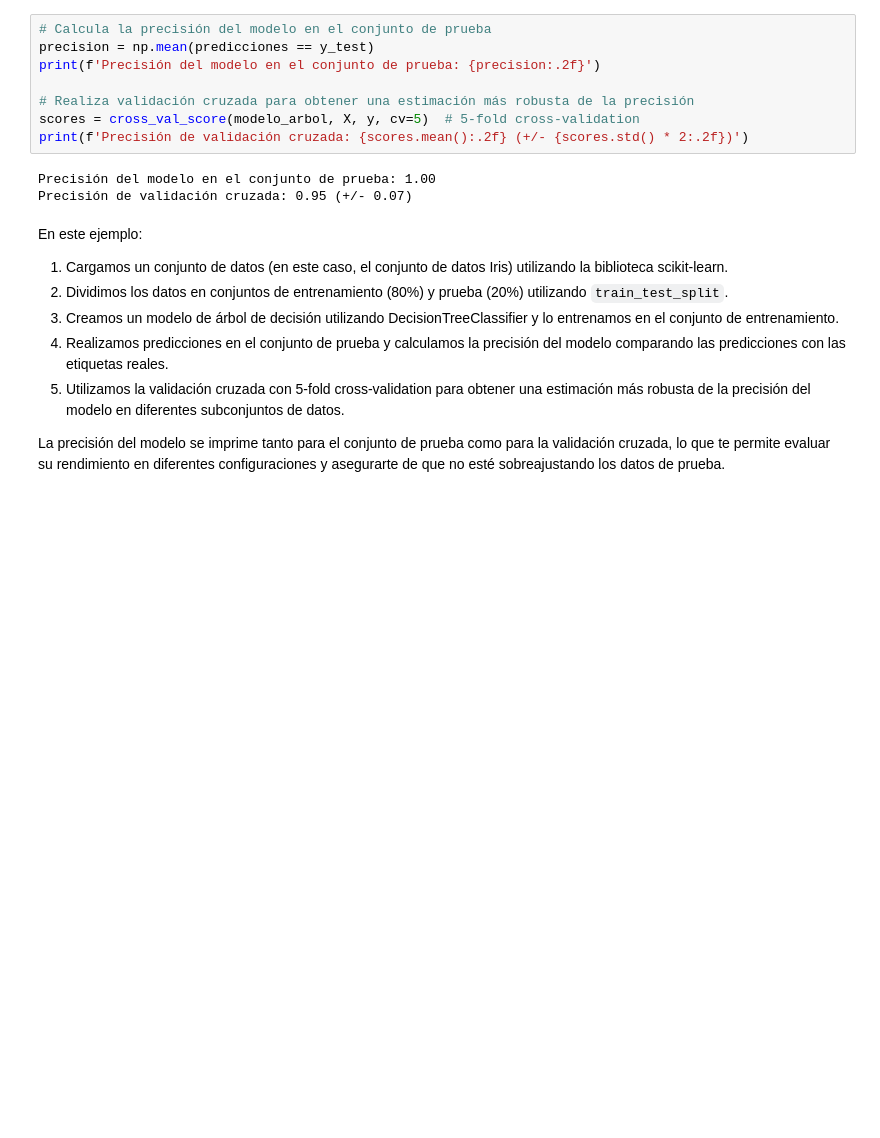
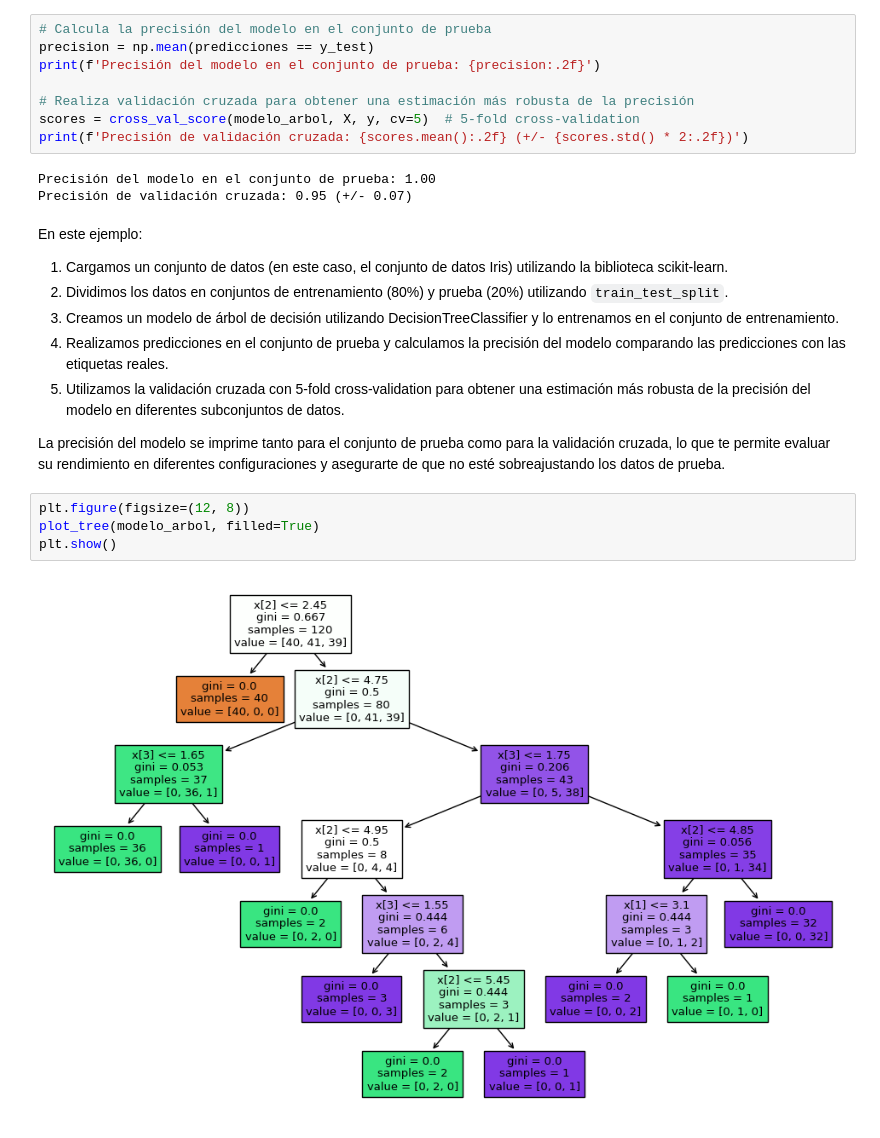
Before and after one commit to beduExpert/C1-Machine-Learning-MASIVO, a Jupyter notebook: Sesion-05/Ejemplo01.ipynb, the cells around one changed output. Drawn from its saved outputs; the diff is of its cells as text; blank space fills up the shorter version.

```diff
--- a/Sesion-05/Ejemplo01.ipynb
+++ b/Sesion-05/Ejemplo01.ipynb
@@ -73,3 +74,9 @@ En este ejemplo:
 1. Utilizamos la validación cruzada con 5-fold cross-validation para obtener una estimación más robusta de la precisión del modelo en diferentes subconjuntos de datos.
 
 La precisión del modelo se imprime tanto para el conjunto de prueba como para la validación cruzada, lo que te permite evaluar su rendimiento en diferentes configuraciones y asegurarte de que no esté sobreajustando los datos de prueba.
+# %%
+plt.figure(figsize=(12, 8))
+plot_tree(modelo_arbol, filled=True)
+plt.show()
+# %% [output]
+[figure, added]
```
Also changed, not shown: parts of 1 cell of this notebook.
